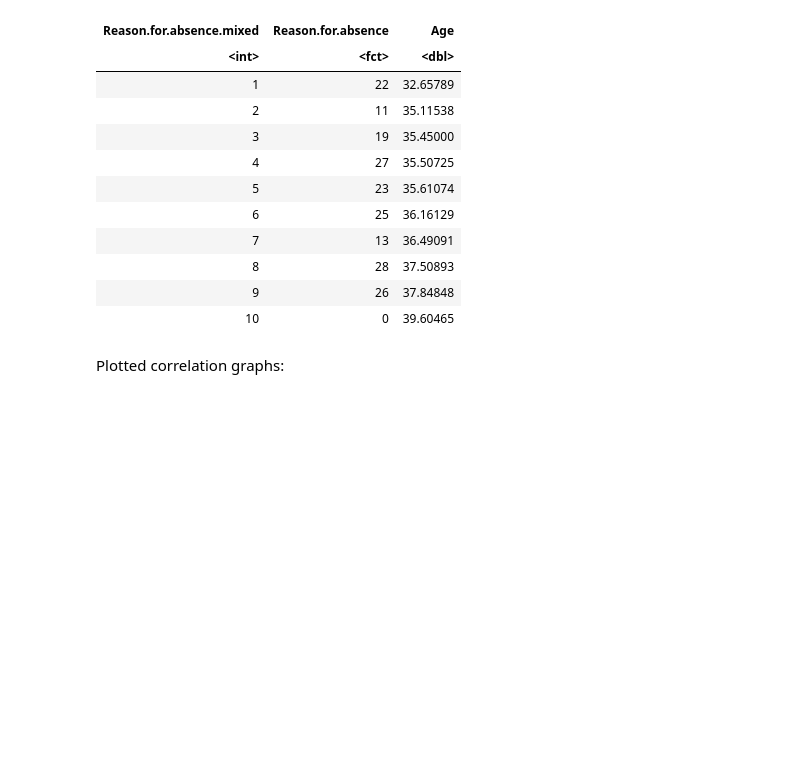
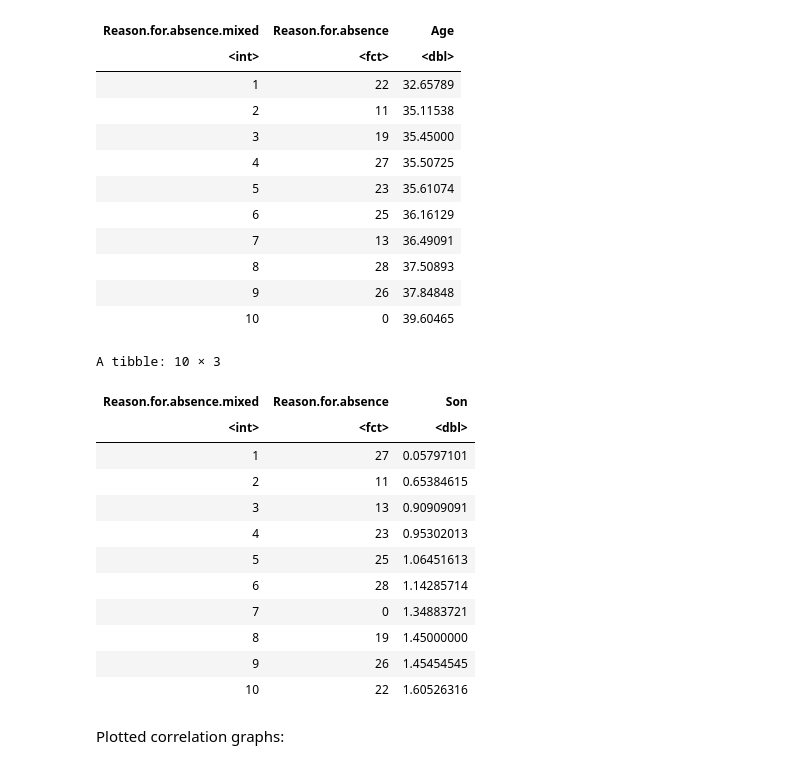
Before and after one commit to tim13246879/dsci-100-2022w1-group-87, a Jupyter notebook: Proposal.ipynb, the cells around one changed output. Saved outputs shown, nothing was run; the diff lists cells and outputs as text; code cells hidden in the pictures; blank space fills up the shorter version.

```diff
--- a/Proposal.ipynb
+++ b/Proposal.ipynb
@@ -131,6 +130,31 @@ A tibble: 10 × 3
 | 8 | 28 | 37.50893 |
 | 9 | 26 | 37.84848 |
 | 10 | 0 | 39.60465 |
+# %%
+data_mean_children <- select(data,Reason.for.absence,Son) |>
+        mutate(across(Reason.for.absence, as.factor))  |>
+    group_by(Reason.for.absence)|>
+    summarize(Son = mean(Son)) |>
+    arrange(Son) |>
+    tibble::rowid_to_column("Reason.for.absence.mixed")
+data_mean_children
+
+data_plot_children <- ggplot(data_mean_children, aes(x=Reason.for.absence.mixed,y=Son)) +
+    geom_point()
+# %% [output]
+A tibble: 10 × 3
+| Reason.for.absence.mixed | Reason.for.absence | Son |
+| <int> | <fct> | <dbl> |
+| 1 | 27 | 0.05797101 |
+| 2 | 11 | 0.65384615 |
+| 3 | 13 | 0.90909091 |
+| 4 | 23 | 0.95302013 |
+| 5 | 25 | 1.06451613 |
+| 6 | 28 | 1.14285714 |
+| 7 | 0 | 1.34883721 |
+| 8 | 19 | 1.45000000 |
+| 9 | 26 | 1.45454545 |
+| 10 | 22 | 1.60526316 |
 # %% [markdown]
 Plotted correlation graphs:
 # %%
```
Also changed, not shown: parts of 6 cells of this notebook.
